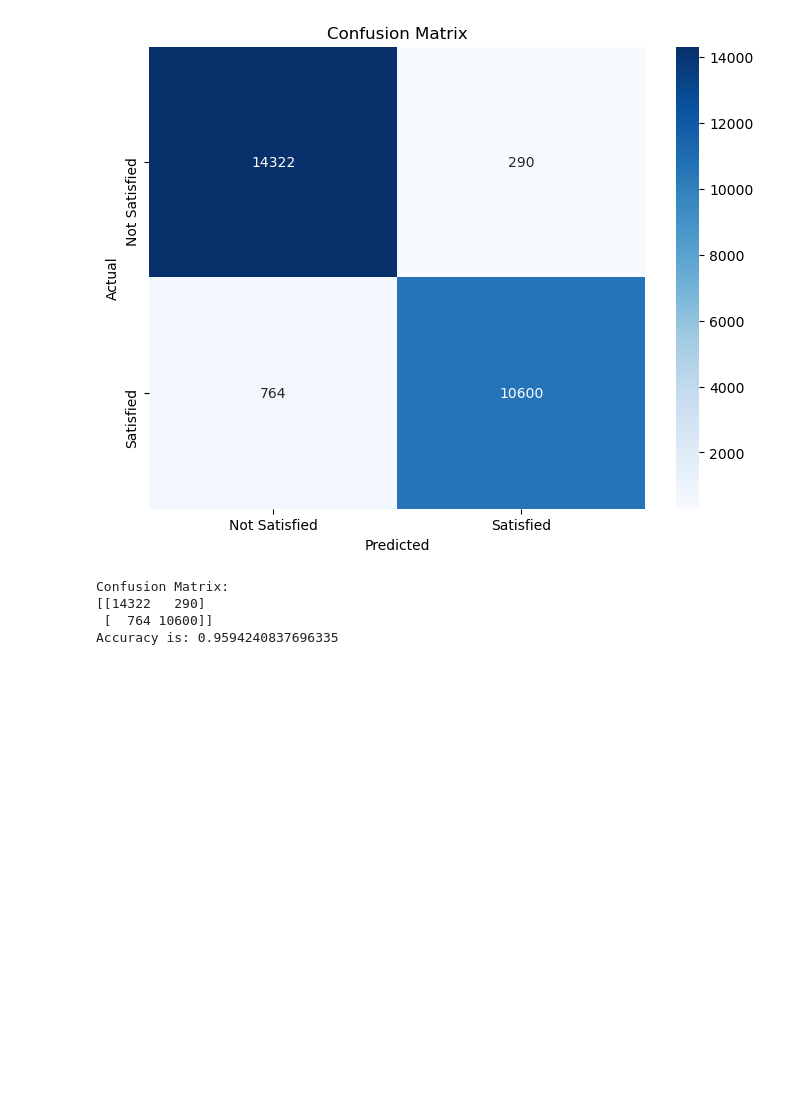
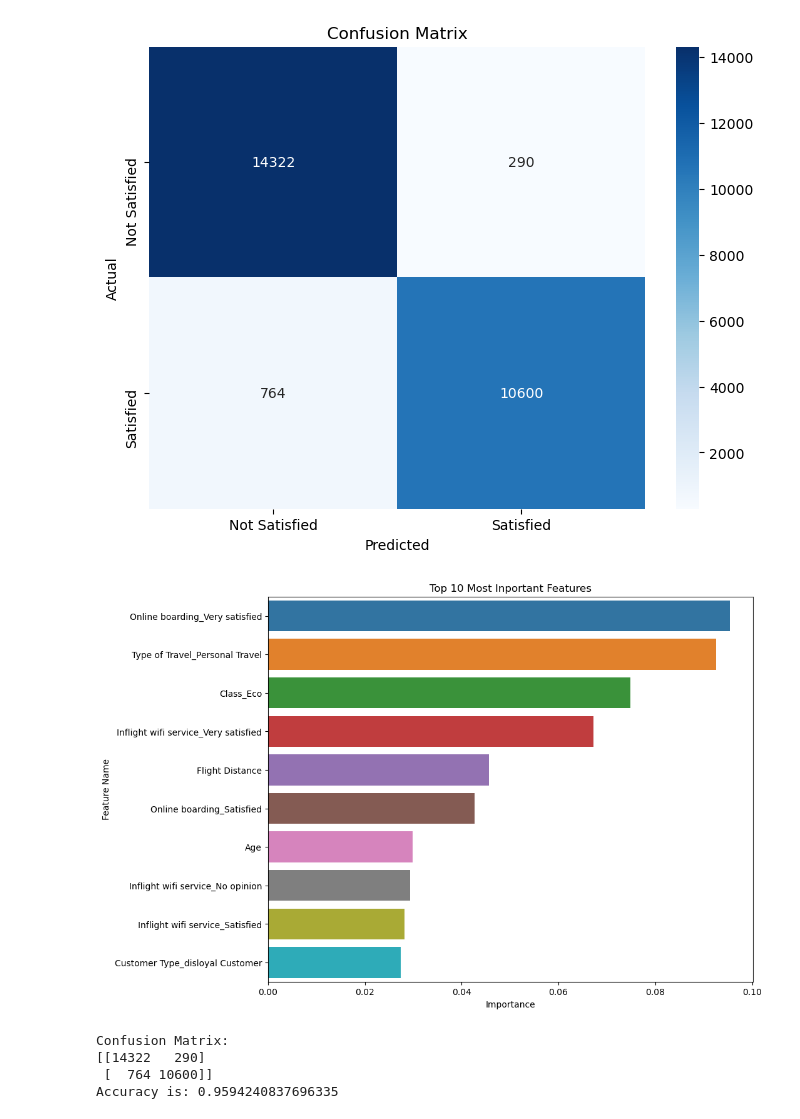
Before and after one commit to ZygimantasJakubauskas/Mashine-Learning-CA1, a Jupyter notebook: ML/CA1 Project.ipynb, the cells around one changed output. Drawn from its saved outputs; the diff is of its cells as text; code cells hidden in the pictures; blank space fills up the shorter version.

```diff
--- a/ML/CA1 Project.ipynb
+++ b/ML/CA1 Project.ipynb
@@ -681,6 +709,20 @@ plt.title('Confusion Matrix')
 plt.show()
 # %% [output]
 [figure]
+# %%
+importances = rf_classifier.feature_importances_
+imp_df = pd.DataFrame({
+    "Feature Name": X_train.columns,
+    "Importance": importances})
+for_visual = imp_df.sort_values(by="Importance", ascending=False).head(10)
+plt.figure(figsize=(10, 8))
+sns.barplot(data=for_visual, x='Importance', y='Feature Name')
+plt.title("Top 10 Most Inportant Features")
+plt.xlabel('Importance')
+plt.ylabel('Feature Name')
+plt.show()
+# %% [output]
+[figure, added]
 # %%
 cm = confusion_matrix(y_test, y_pred)
 accuracy = (cm[0, 0] + cm[1, 1]) / (cm[0, 0] + cm[1, 1] + cm[0, 1] + cm[1, 0])
```
Also changed, not shown: parts of 15 cells of this notebook, 2 other files.
